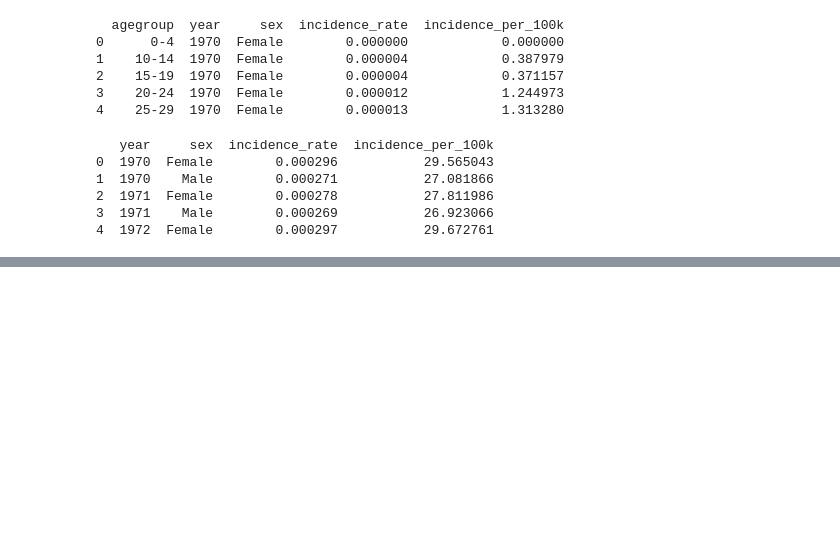
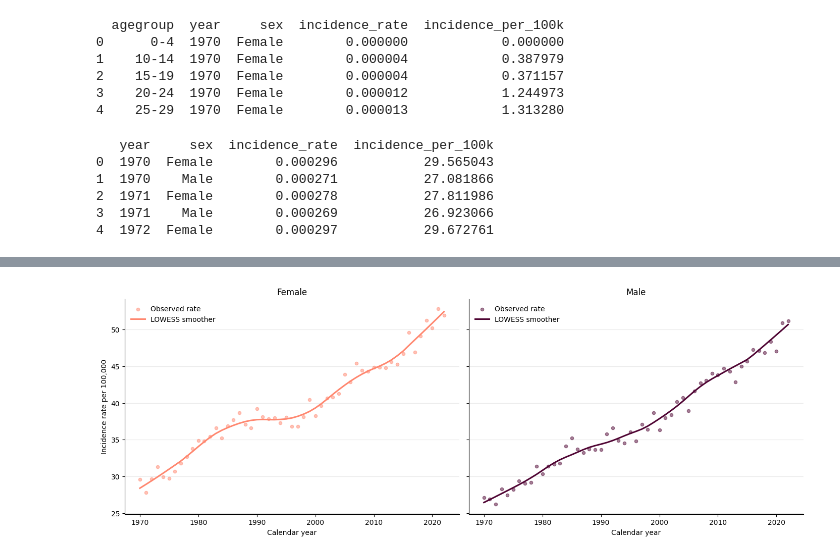
Before and after one commit to ElSchr/Biostat_I_Assignment_1, a Jupyter notebook: Assignment_1.ipynb, the cells around one changed output, grey strips where cells are left out. Drawn from its saved outputs; the diff is of its cells as text; code cells hidden in the pictures; blank space fills up the shorter version.

```diff
--- a/Assignment_1.ipynb
+++ b/Assignment_1.ipynb
@@ -319,0 +323,35 @@ print(annual_totals[["year", "sex", "incidence_rate", "incidence_per_100k"]].hea
+# %%
+# Crude incidence rate (total cases / total population) over calendar year, with a LOWESS smoother, by sex
+from statsmodels.nonparametric.smoothers_lowess import lowess
+
+fig, axes = plt.subplots(1, 2, figsize=(14, 5), sharey=True, constrained_layout=True)
+
+for ax, sex in zip(axes, ["Female", "Male"]):
+    sex_data = annual_totals.loc[annual_totals["sex"].eq(sex)].sort_values("year")
+
+    # observed yearly rates
+    ax.scatter(
+        sex_data["year"],
+        sex_data["incidence_per_100k"],
+        color=colors[sex],
+        alpha=0.5,
+        s=20,
+        label="Observed rate",
+    )
+
+    # LOWESS smoother (frac = share of the data used for each local fit)
+    smoothed = lowess(sex_data["incidence_per_100k"], sex_data["year"], frac=0.3)
+    ax.plot(smoothed[:, 0], smoothed[:, 1], color=colors[sex], linewidth=2.2, label="LOWESS smoother")
+
+    ax.set_title(sex)
+    ax.set_xlabel("Calendar year")
+    ax.grid(axis="y", alpha=0.25)
+    ax.set_axisbelow(True)
+    ax.legend(frameon=False)
+    for spine in ["top", "right"]:
+        ax.spines[spine].set_visible(False)
+
+axes[0].set_ylabel("Incidence rate per 100,000")
+plt.show()
+# %% [output]
+[figure, added]
```
Also changed, not shown: parts of 7 cells of this notebook.
